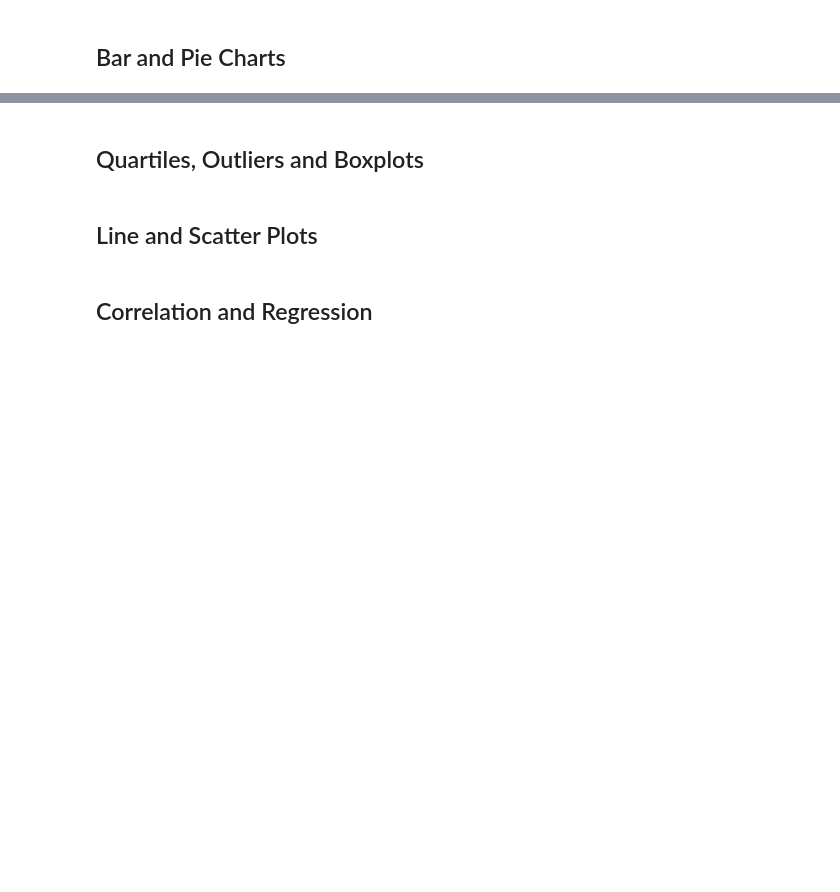
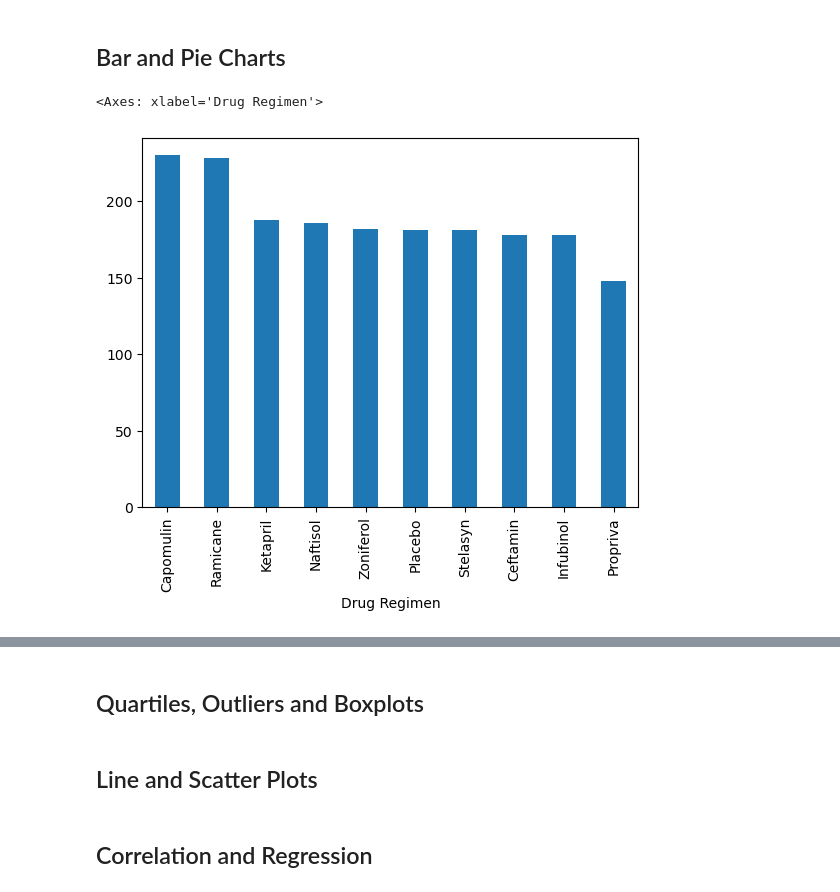
Before and after one commit to mpeck34/Module-5-Challenge, a Jupyter notebook: Pymaceuticals/pymaceuticals_starter.ipynb, the cells around one changed output, grey strips where cells are left out. Drawn from its saved outputs; the diff is of its cells as text; code cells hidden in the pictures; blank space fills up the shorter version.

Commit message:
bar and pie charts done

```diff
--- a/Pymaceuticals/pymaceuticals_starter.ipynb
+++ b/Pymaceuticals/pymaceuticals_starter.ipynb
@@ -133,5 +146,10 @@ TypeError: Could not convert ['b128f932g107a457c819h246p189n923q119f993z234b559y
 ## Bar and Pie Charts
 # %%
 # Generate a bar plot showing the total number of rows (Mouse ID/Timepoints) for each drug regimen using Pandas.
+total_rows = mouse_study_combined.groupby("Drug Regimen")["Drug Regimen"].value_counts().sort_values(ascending=False)
+total_rows.plot.bar(x="Drug Regimen", y="# of Observed Mouse Timepoints")
+# %% [output]
+<Axes: xlabel='Drug Regimen'>
+[figure, added]
 # %%
 # Generate a bar plot showing the total number of rows (Mouse ID/Timepoints) for each drug regimen using pyplot.
```
Also changed, not shown: parts of 4 cells of this notebook.
